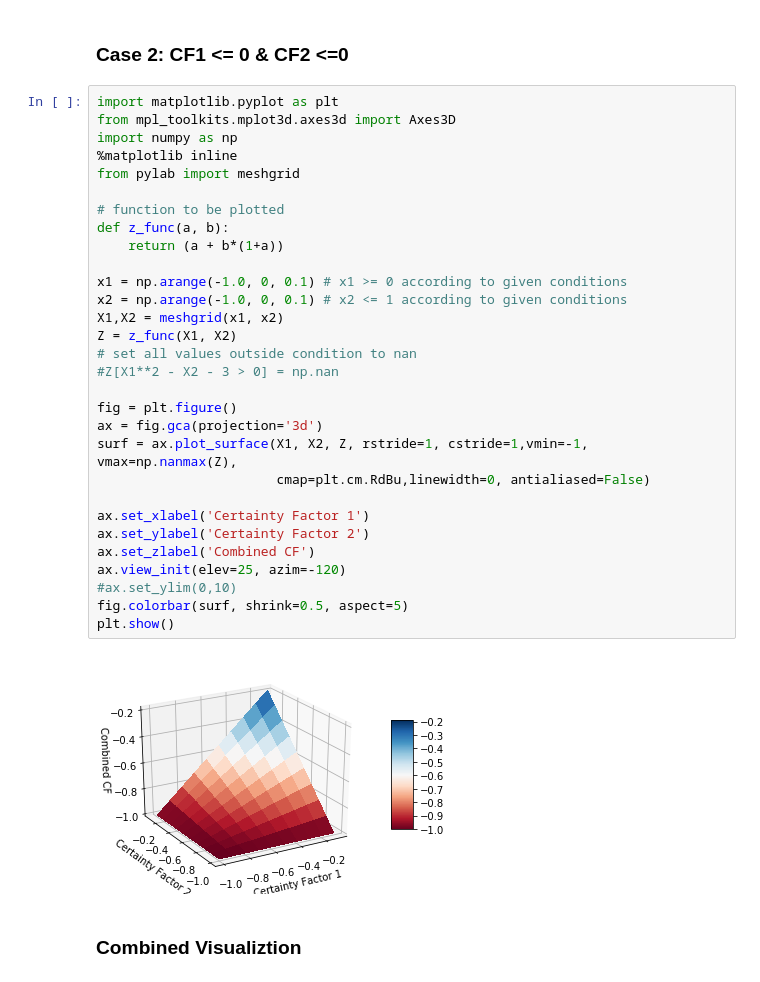
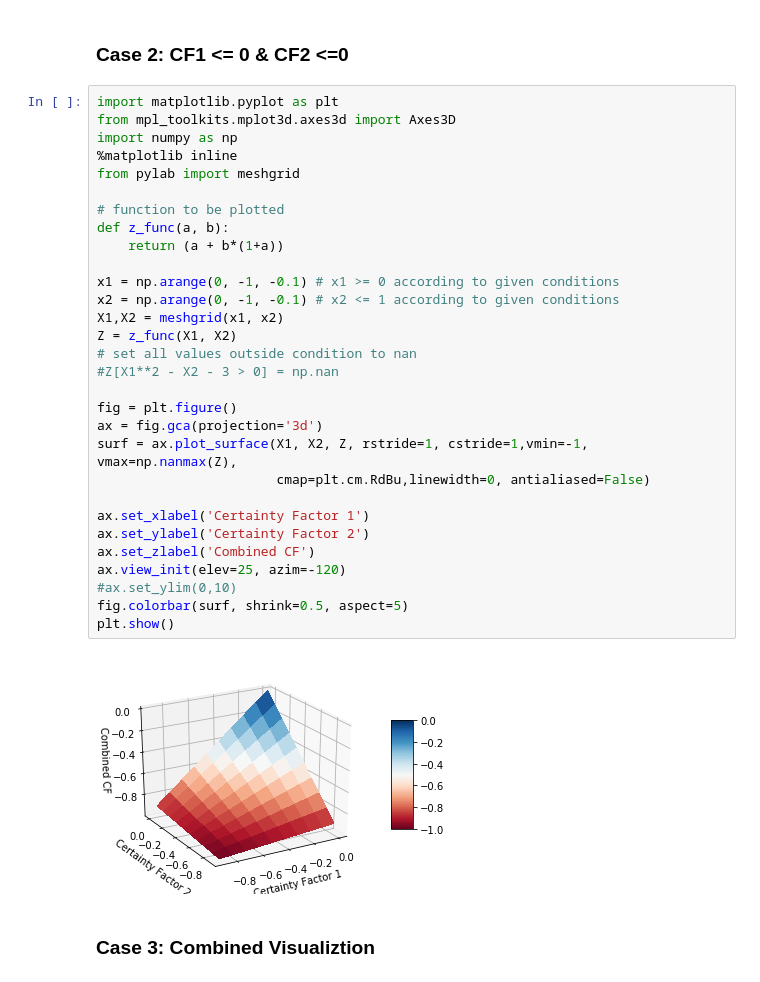
Before and after one commit to telescopeuser/S-MR-Workshop, a Jupyter notebook: S-MR-Workshop3/visualize-certainty-factor/visualize_certainty_factor.ipynb, the cells around one changed output. Cells and saved outputs as stored; diff of their text form.

```diff
--- a/S-MR-Workshop3/visualize-certainty-factor/visualize_certainty_factor.ipynb
+++ b/S-MR-Workshop3/visualize-certainty-factor/visualize_certainty_factor.ipynb
@@ -41,37 +41,37 @@ plt.show()
 # %%
 import matplotlib.pyplot as plt
 from mpl_toolkits.mplot3d.axes3d import Axes3D
 import numpy as np
 %matplotlib inline
 from pylab import meshgrid
 
 # function to be plotted
 def z_func(a, b):
     return (a + b*(1+a))
 
-x1 = np.arange(-1.0, 0, 0.1) # x1 >= 0 according to given conditions
-x2 = np.arange(-1.0, 0, 0.1) # x2 <= 1 according to given conditions
+x1 = np.arange(0, -1, -0.1) # x1 >= 0 according to given conditions
+x2 = np.arange(0, -1, -0.1) # x2 <= 1 according to given conditions
 X1,X2 = meshgrid(x1, x2)
 Z = z_func(X1, X2)
 # set all values outside condition to nan
 #Z[X1**2 - X2 - 3 > 0] = np.nan
 
 fig = plt.figure()
 ax = fig.gca(projection='3d')
 surf = ax.plot_surface(X1, X2, Z, rstride=1, cstride=1,vmin=-1, vmax=np.nanmax(Z),
                        cmap=plt.cm.RdBu,linewidth=0, antialiased=False)
 
 ax.set_xlabel('Certainty Factor 1')
 ax.set_ylabel('Certainty Factor 2')
 ax.set_zlabel('Combined CF')
 ax.view_init(elev=25, azim=-120)
 #ax.set_ylim(0,10)
 fig.colorbar(surf, shrink=0.5, aspect=5)
 plt.show()
 # %% [output]
-[figure, old version]
+[figure, new version]
 # %% [markdown]
-### Combined Visualiztion
+### Case 3: Combined Visualiztion
 # %%
 import matplotlib.pyplot as plt
 from mpl_toolkits.mplot3d.axes3d import Axes3D
```
Also changed, not shown: parts of 3 cells of this notebook.
